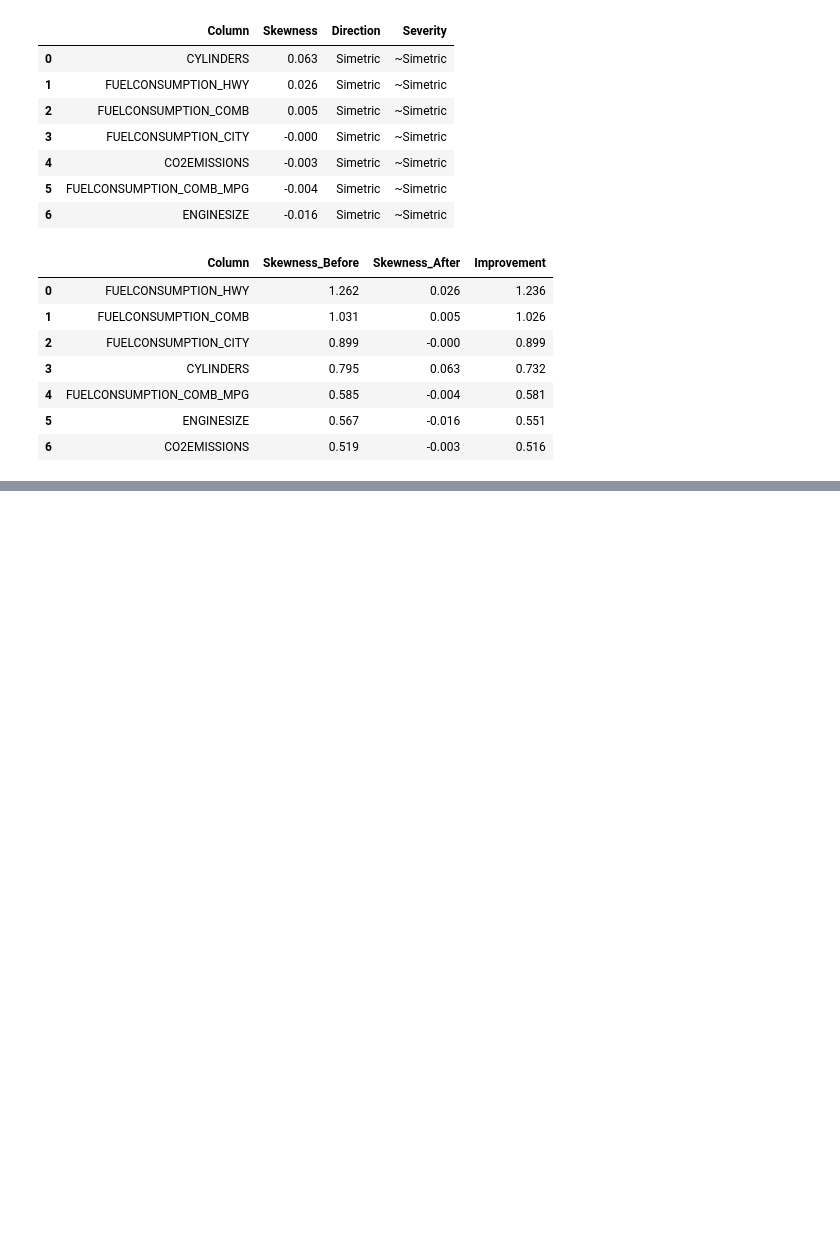
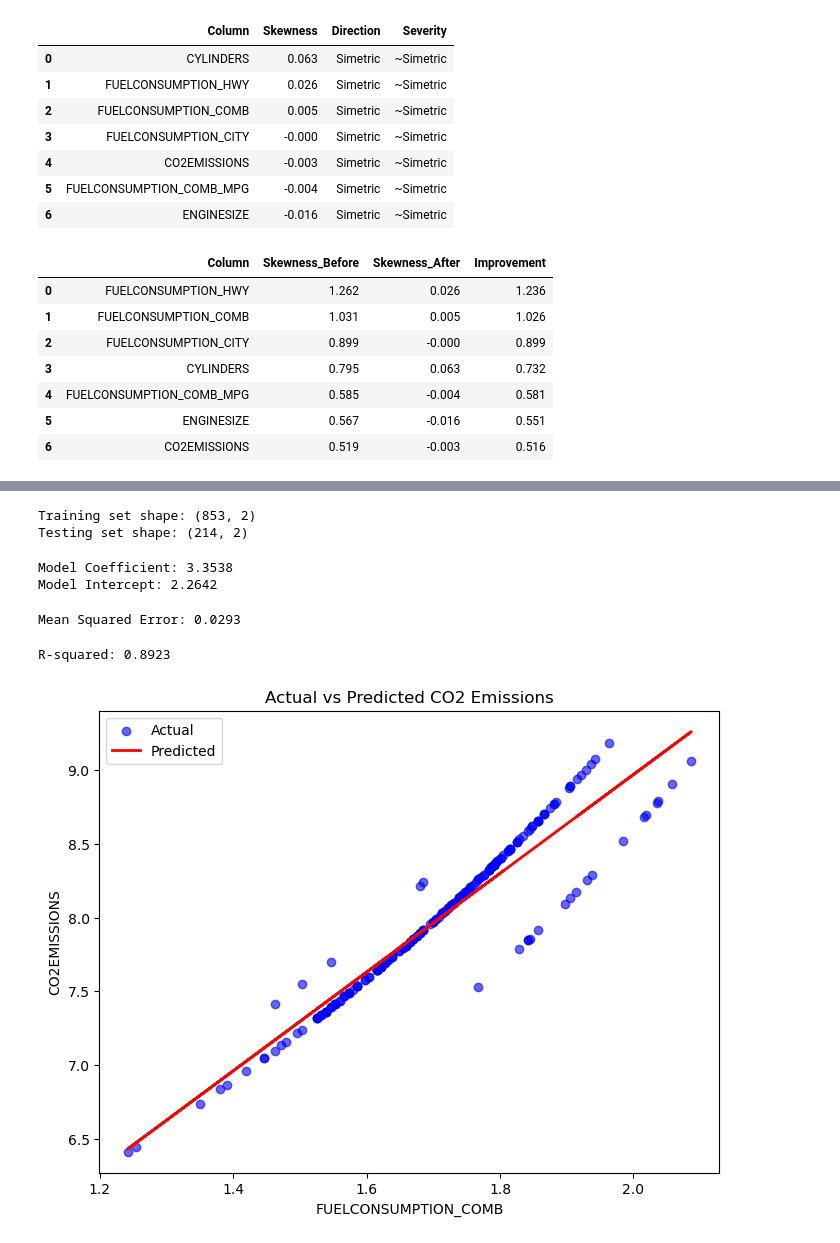
Before and after one commit to ipekgulsencelik/Python_Bootcamp, a Jupyter notebook: 04_Machine_Learning/01_Simple_Linear_Regression.ipynb, the cells around one changed output, grey strips where cells are left out. Drawn from its saved outputs; the diff is of its cells as text; code cells hidden in the pictures; blank space fills up the shorter version.

Commit message:
regression

```diff
--- a/04_Machine_Learning/01_Simple_Linear_Regression.ipynb
+++ b/04_Machine_Learning/01_Simple_Linear_Regression.ipynb
@@ -214,0 +353,68 @@ comparison.sort_values(by="Improvement", ascending=False)
+# %%
+df_train, df_test = train_test_split(
+    df_selected,
+    train_size=0.8,
+    random_state=42
+)
+
+print(
+    f"Training set shape: {df_train.shape}\nTesting set shape: {df_test.shape}"
+)
+# %% [output]
+Training set shape: (853, 2)
+Testing set shape: (214, 2)
+# %%
+regression = LinearRegression(
+    fit_intercept=True,
+    copy_X=True,
+    n_jobs=1
+)
+
+regression.fit(
+    df_train[['FUELCONSUMPTION_COMB']],
+    df_train['CO2EMISSIONS']
+)
+
+print(
+    f"Model Coefficient: {regression.coef_[0]:.4f}\nModel Intercept: {regression.intercept_:.4f}"
+)
+# %% [output]
+Model Coefficient: 3.3538
+Model Intercept: 2.2642
+# %%
+y_pred = regression.predict(df_test[['FUELCONSUMPTION_COMB']])
+mse = mean_squared_error(df_test['CO2EMISSIONS'], y_pred)
+print(f"Mean Squared Error: {mse:.4f}")
+# %% [output]
+Mean Squared Error: 0.0293
+# %%
+r2 = r2_score(df_test['CO2EMISSIONS'], y_pred)
+print(f"R-squared: {r2:.4f}")
+# %% [output]
+R-squared: 0.8923
+# %%
+plt.figure(figsize=(8, 6))
+
+plt.scatter(
+    df_test['FUELCONSUMPTION_COMB'],
+    df_test['CO2EMISSIONS'],
+    color='blue',
+    alpha=0.6,
+    label='Actual'
+)
+
+plt.plot(
+    df_test['FUELCONSUMPTION_COMB'],
+    y_pred,
+    color='red',
+    linewidth=2,
+    label='Predicted'
+)
+
+plt.xlabel('FUELCONSUMPTION_COMB')
+plt.ylabel('CO2EMISSIONS')
+plt.title('Actual vs Predicted CO2 Emissions')
+plt.legend()
+plt.show()
+# %% [output]
+[figure, added]
```
Also changed, not shown: parts of 3 cells of this notebook.
